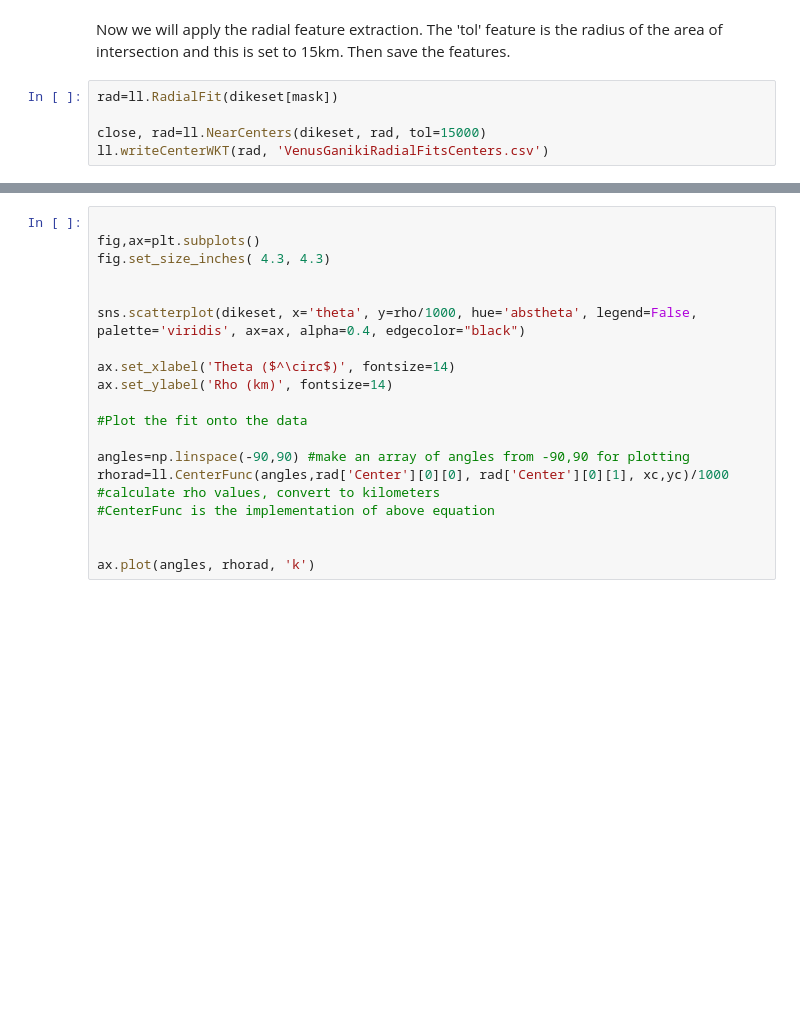
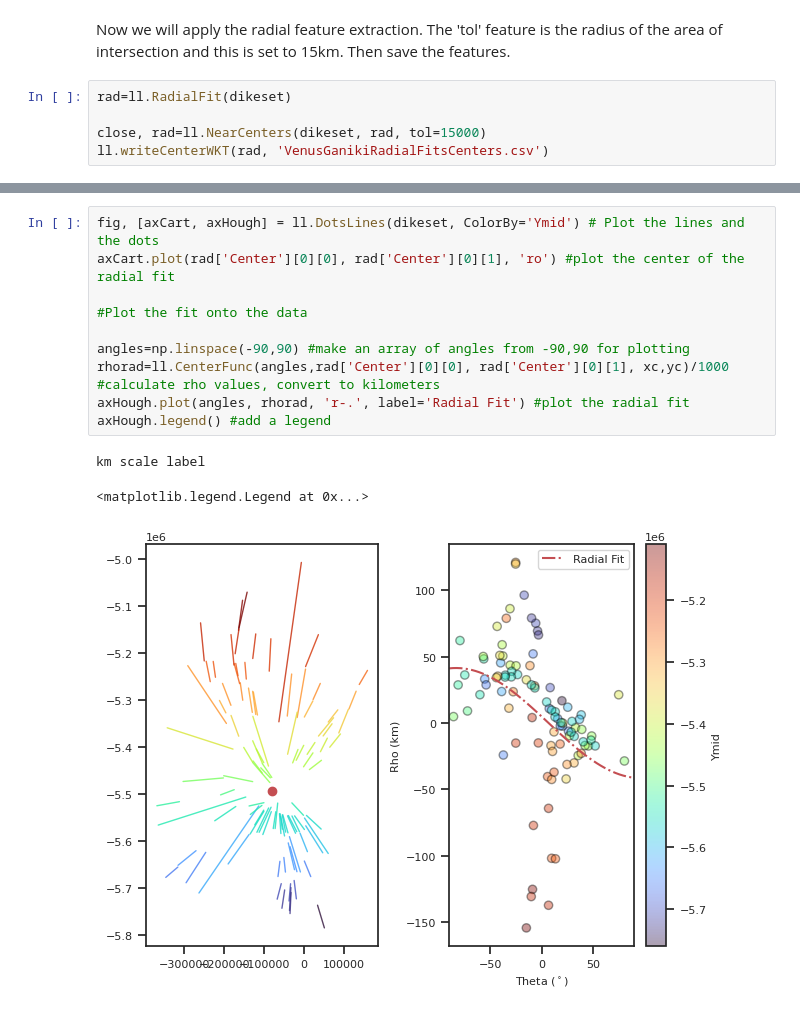
Before and after one commit to aikubo/LinkingLines, a Jupyter notebook: docs/DemoVenus.ipynb, the cells around one changed output, grey strips where cells are left out. Saved outputs shown, nothing was run; the diff lists cells and outputs as text; blank space fills up the shorter version.

```diff
--- a/docs/DemoVenus.ipynb
+++ b/docs/DemoVenus.ipynb
@@ -54,7 +56,7 @@ km scale label
 # %% [markdown]
 Now we will apply the radial feature extraction. The 'tol' feature is the radius of the area of intersection and this is set to 15km. Then save the features.
 # %%
-rad=ll.RadialFit(dikeset[mask])
+rad=ll.RadialFit(dikeset)
 
 close, rad=ll.NearCenters(dikeset, rad, tol=15000)
 ll.writeCenterWKT(rad, 'VenusGanikiRadialFitsCenters.csv')
@@ -63,19 +66,14 @@ ll.writeCenterWKT(rad, 'VenusGanikiRadialFitsCenters.csv')
 # %%
-
-fig,ax=plt.subplots()
-fig.set_size_inches( 4.3, 4.3)
-
-
-sns.scatterplot(dikeset, x='theta', y=rho/1000, hue='abstheta', legend=False, palette='viridis', ax=ax, alpha=0.4, edgecolor="black")
-
-ax.set_xlabel('Theta ($^\circ$)', fontsize=14)
-ax.set_ylabel('Rho (km)', fontsize=14)
+fig, [axCart, axHough] = ll.DotsLines(dikeset, ColorBy='Ymid') # Plot the lines and the dots
+axCart.plot(rad['Center'][0][0], rad['Center'][0][1], 'ro') #plot the center of the radial fit
 
 #Plot the fit onto the data
 
 angles=np.linspace(-90,90) #make an array of angles from -90,90 for plotting
 rhorad=ll.CenterFunc(angles,rad['Center'][0][0], rad['Center'][0][1], xc,yc)/1000 #calculate rho values, convert to kilometers
-#CenterFunc is the implementation of above equation
-
-
-ax.plot(angles, rhorad, 'k')
+axHough.plot(angles, rhorad, 'r-.', label='Radial Fit') #plot the radial fit
+axHough.legend() #add a legend
+# %% [output]
+km scale label
+<matplotlib.legend.Legend at 0x...>
+[figure, added]
```
Also changed, not shown: parts of 6 cells of this notebook, 11 other files.
